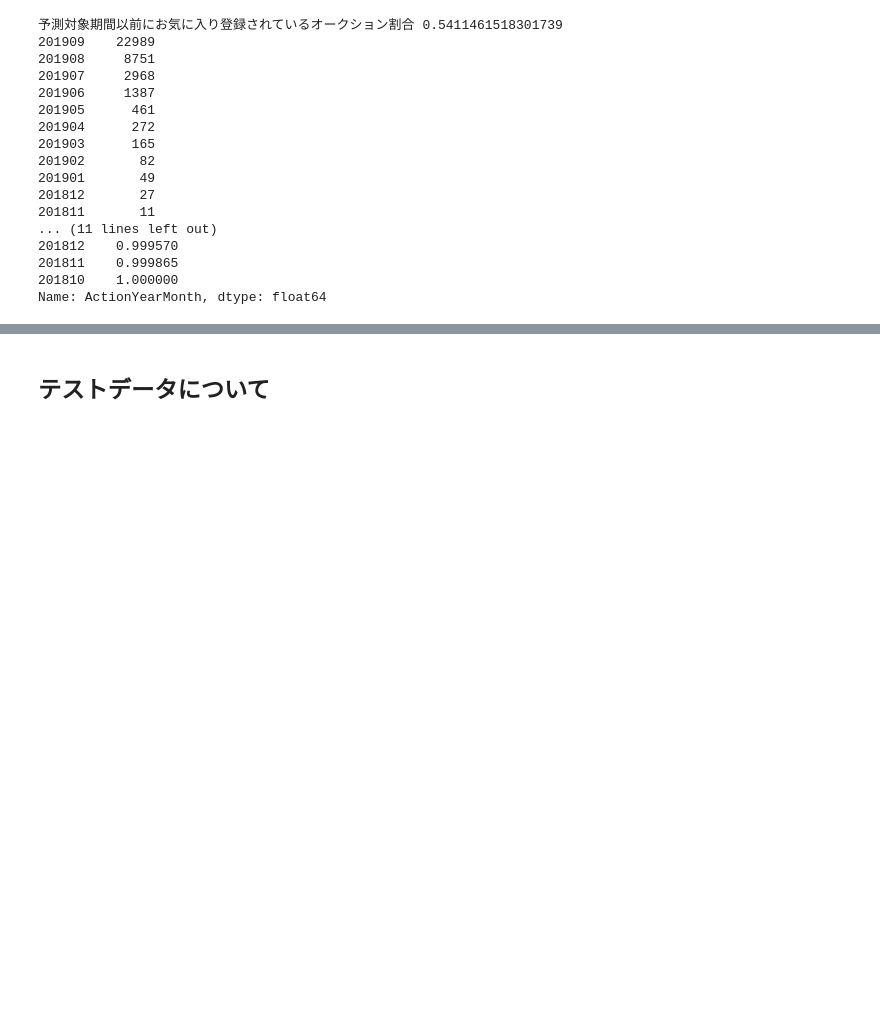
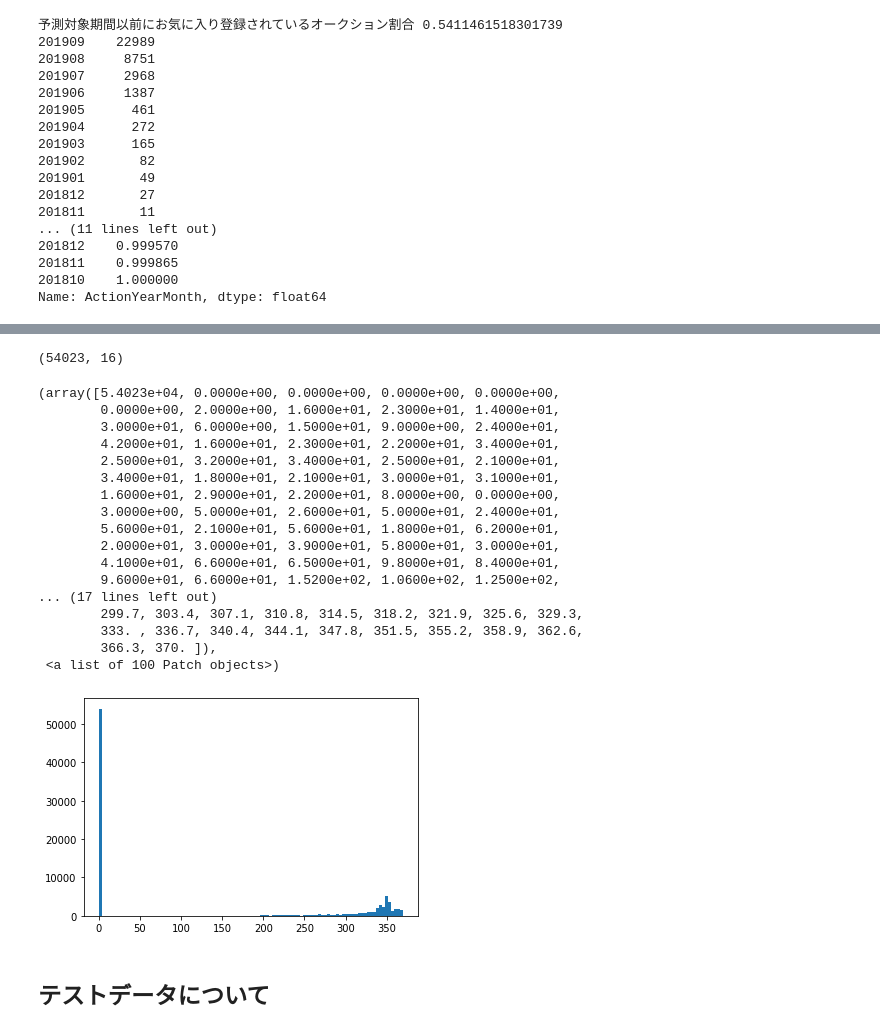
Before and after one commit to nobububi/Brandear, a Jupyter notebook: eda_rules.ipynb, the cells around one changed output, grey strips where cells are left out. Drawn from its saved outputs; the diff is of its cells as text; code cells hidden in the pictures; blank space fills up the shorter version.

```diff
--- a/eda_rules.ipynb
+++ b/eda_rules.ipynb
@@ -465,3 +768,27 @@ print("カバー割合 : ", target_auctions.merge(auc_cand, on="AuctionID", how=
+# %%
+vt_targets = extract_target_actions(watch, bid, dset_to_period["valid_for_train"])
+print(vt_targets.merge(auction, on="AuctionID").query("SaishuppinKaisuu == 0").shape)
+plt.hist(vt_targets.merge(auction, on="AuctionID")["SaishuppinKaisuu"], bins=100)
+# %% [output]
+(54023, 16)
+(array([5.4023e+04, 0.0000e+00, 0.0000e+00, 0.0000e+00, 0.0000e+00,
+        0.0000e+00, 2.0000e+00, 1.6000e+01, 2.3000e+01, 1.4000e+01,
+        3.0000e+01, 6.0000e+00, 1.5000e+01, 9.0000e+00, 2.4000e+01,
+        4.2000e+01, 1.6000e+01, 2.3000e+01, 2.2000e+01, 3.4000e+01,
+        2.5000e+01, 3.2000e+01, 3.4000e+01, 2.5000e+01, 2.1000e+01,
+        3.4000e+01, 1.8000e+01, 2.1000e+01, 3.0000e+01, 3.1000e+01,
+        1.6000e+01, 2.9000e+01, 2.2000e+01, 8.0000e+00, 0.0000e+00,
+        3.0000e+00, 5.0000e+01, 2.6000e+01, 5.0000e+01, 2.4000e+01,
+        5.6000e+01, 2.1000e+01, 5.6000e+01, 1.8000e+01, 6.2000e+01,
+        2.0000e+01, 3.0000e+01, 3.9000e+01, 5.8000e+01, 3.0000e+01,
+        4.1000e+01, 6.6000e+01, 6.5000e+01, 9.8000e+01, 8.4000e+01,
+        9.6000e+01, 6.6000e+01, 1.5200e+02, 1.0600e+02, 1.2500e+02,
+... (17 lines left out)
+        299.7, 303.4, 307.1, 310.8, 314.5, 318.2, 321.9, 325.6, 329.3,
+        333. , 336.7, 340.4, 344.1, 347.8, 351.5, 355.2, 358.9, 362.6,
+        366.3, 370. ]),
+ <a list of 100 Patch objects>)
+[figure, added]
 # %% [markdown]
 ## テストデータについて
 # %% [markdown]
```
Also changed, not shown: parts of 21 cells of this notebook, 9 other files.
